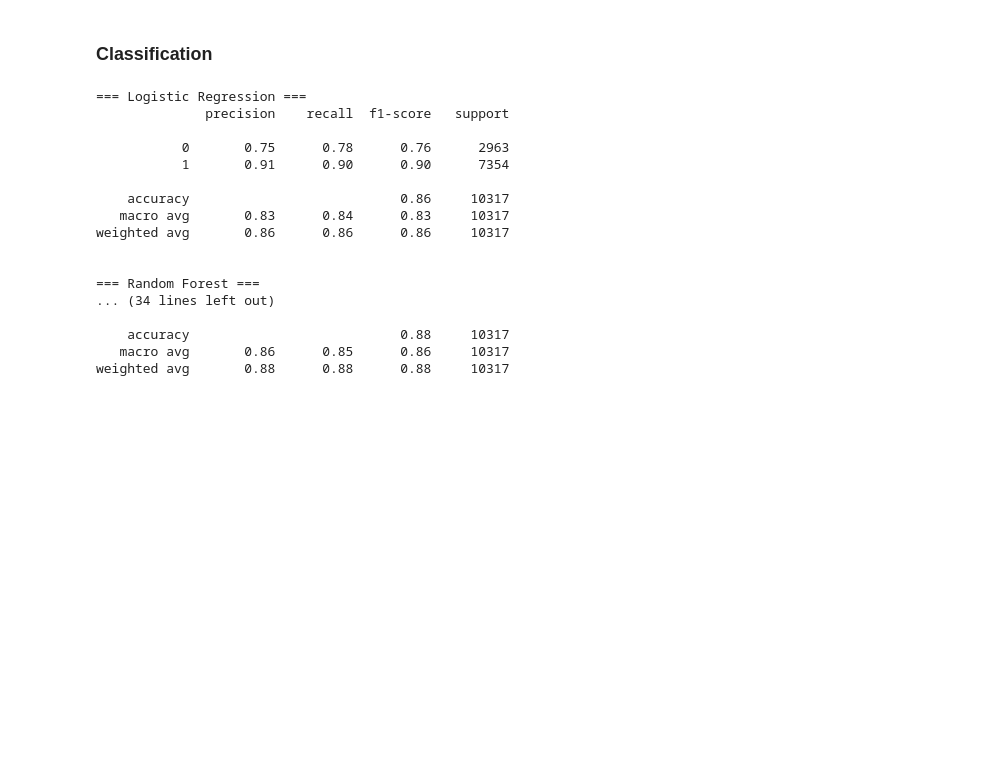
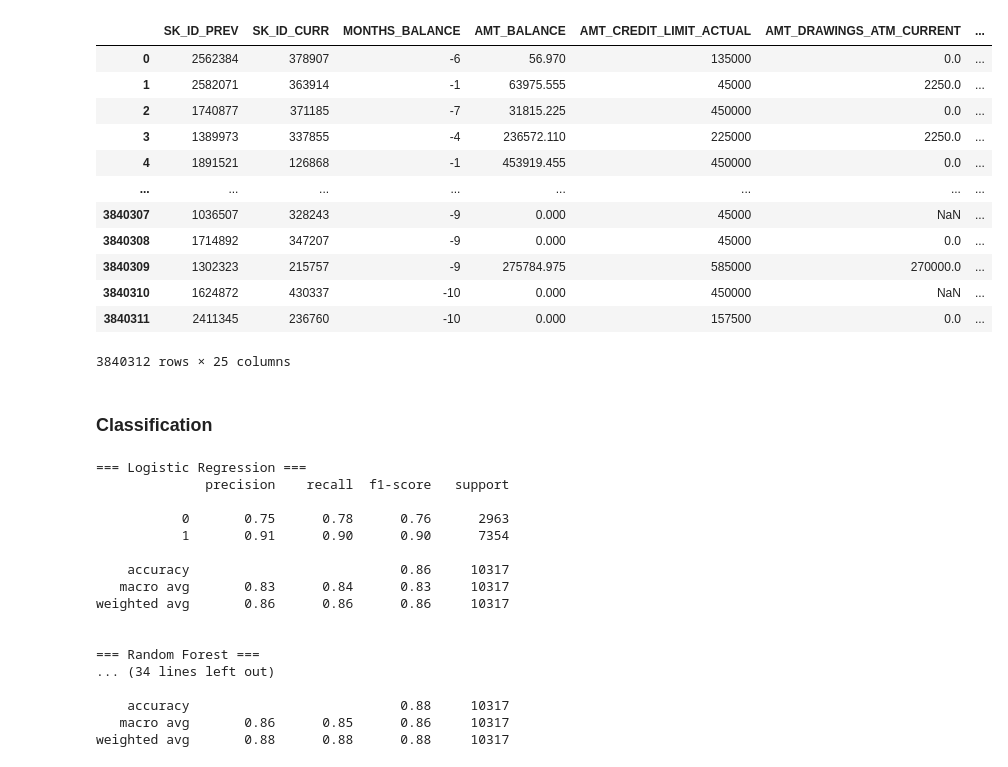
Before and after one commit to PPH-Myat/dynamic-credit-limit-rl, a Jupyter notebook: notebook/data_cleaning.ipynb, the cells around one changed output. Saved outputs shown, nothing was run; the diff lists cells and outputs as text; code cells hidden in the pictures; blank space fills up the shorter version.

```diff
--- a/notebook/data_cleaning.ipynb
+++ b/notebook/data_cleaning.ipynb
@@ -28,6 +28,22 @@ app = pd.concat([
 ], axis=0).sort_values("SK_ID_CURR").reset_index(drop=True)
 
 bureau = pd.read_csv(os.path.join(RAW_PATH, "bureau.csv"))
+# %%
+ccb
+# %% [output]
+|  | SK_ID_PREV | SK_ID_CURR | MONTHS_BALANCE | AMT_BALANCE | AMT_CREDIT_LIMIT_ACTUAL | AMT_DRAWINGS_ATM_CURRENT | ... |
+| 0 | 2562384 | 378907 | -6 | 56.970 | 135000 | 0.0 | ... |
+| 1 | 2582071 | 363914 | -1 | 63975.555 | 45000 | 2250.0 | ... |
+| 2 | 1740877 | 371185 | -7 | 31815.225 | 450000 | 0.0 | ... |
+| 3 | 1389973 | 337855 | -4 | 236572.110 | 225000 | 2250.0 | ... |
+| 4 | 1891521 | 126868 | -1 | 453919.455 | 450000 | 0.0 | ... |
+| ... | ... | ... | ... | ... | ... | ... | ... |
+| 3840307 | 1036507 | 328243 | -9 | 0.000 | 45000 | NaN | ... |
+| 3840308 | 1714892 | 347207 | -9 | 0.000 | 45000 | 0.0 | ... |
+| 3840309 | 1302323 | 215757 | -9 | 275784.975 | 585000 | 270000.0 | ... |
+| 3840310 | 1624872 | 430337 | -10 | 0.000 | 450000 | NaN | ... |
+| 3840311 | 2411345 | 236760 | -10 | 0.000 | 157500 | 0.0 | ... |
+3840312 rows × 25 columns
 # %%
 # Preprocessing: compute UTIL_RATE and PAYMENT_RATE
 ccb['UTIL_RATE'] = ccb['AMT_BALANCE'] / ccb['AMT_CREDIT_LIMIT_ACTUAL']
```
